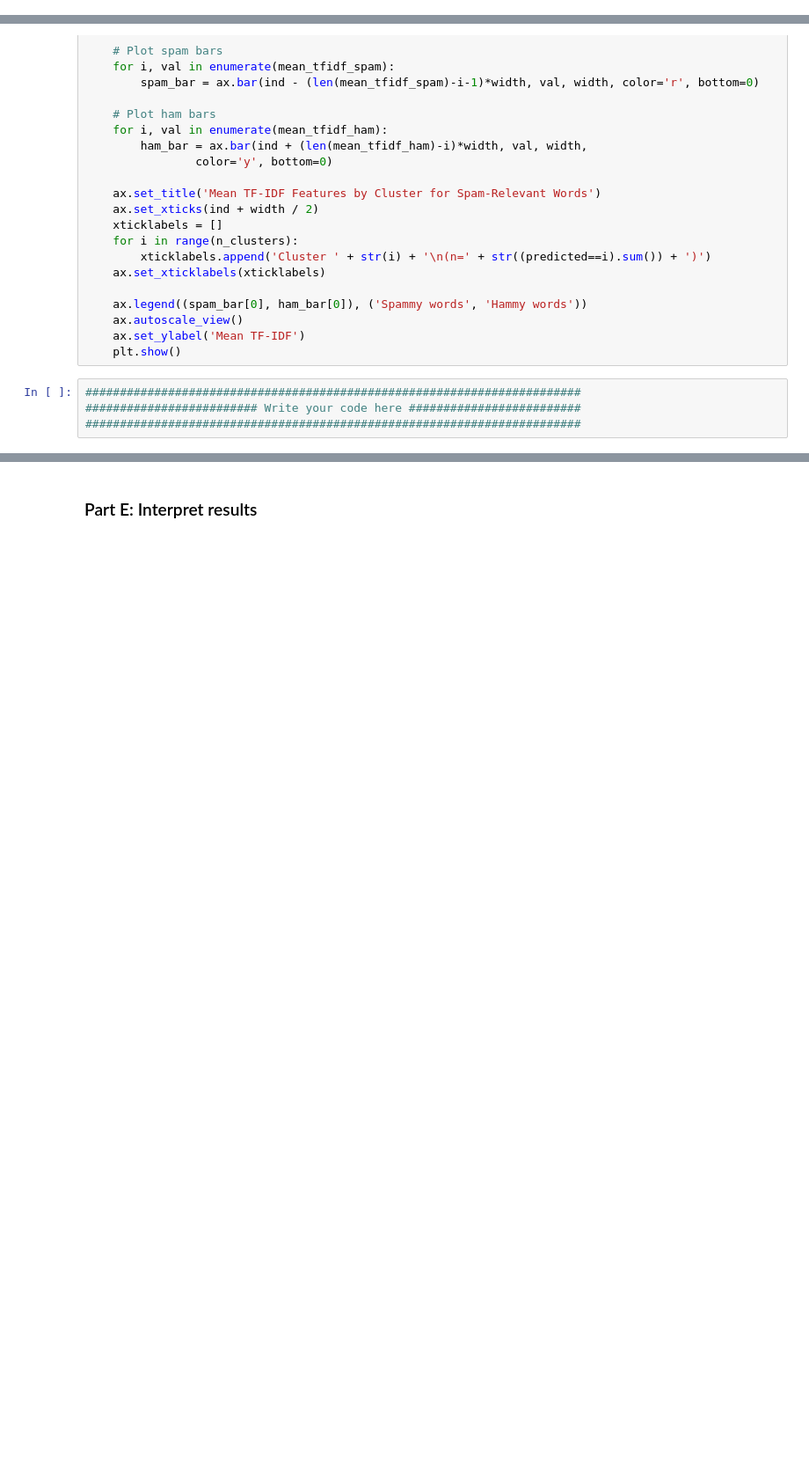
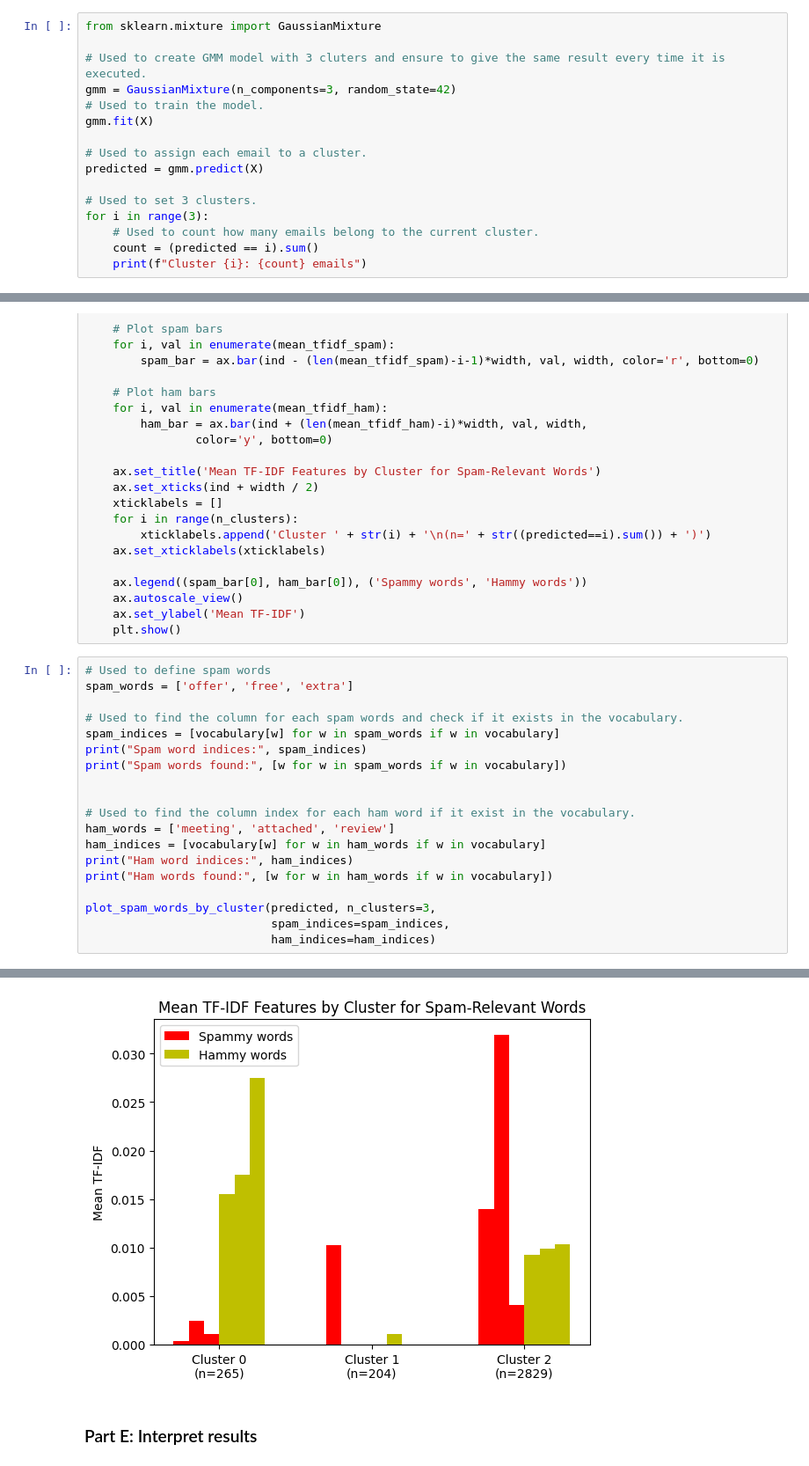
Before and after one commit to atashafgsdoria/Challenge-2, a Jupyter notebook: HW2.ipynb, the cells around one changed output, grey strips where cells are left out. Shown at 88% size. Drawn from its saved outputs; the diff is of its cells as text; blank space fills up the shorter version.

```diff
--- a/HW2.ipynb
+++ b/HW2.ipynb
@@ -67,0 +104,16 @@ Perform clustering on the document matrix X using GMMs.
+# %%
+from sklearn.mixture import GaussianMixture
+
+# Used to create GMM model with 3 cluters and ensure to give the same result every time it is executed.
+gmm = GaussianMixture(n_components=3, random_state=42)
+# Used to train the model.
+gmm.fit(X)
+
+# Used to assign each email to a cluster.
+predicted = gmm.predict(X)
+
+# Used to set 3 clusters.
+for i in range(3):
+    # Used to count how many emails belong to the current cluster.
+    count = (predicted == i).sum()
+    print(f"Cluster {i}: {count} emails")
@@ -121,7 +177,23 @@ def plot_spam_words_by_cluster(predicted, n_clusters, spam_indices, ham_indices)
     ax.autoscale_view()
     ax.set_ylabel('Mean TF-IDF')
     plt.show()
-# %%
-########################################################################
-######################### Write your code here #########################
-########################################################################
+# %%
+# Used to define spam words
+spam_words = ['offer', 'free', 'extra']
+
+# Used to find the column for each spam words and check if it exists in the vocabulary.
+spam_indices = [vocabulary[w] for w in spam_words if w in vocabulary]
+print("Spam word indices:", spam_indices)
+print("Spam words found:", [w for w in spam_words if w in vocabulary])
+
+
+# Used to find the column index for each ham word if it exist in the vocabulary.
+ham_words = ['meeting', 'attached', 'review']
+ham_indices = [vocabulary[w] for w in ham_words if w in vocabulary]
+print("Ham word indices:", ham_indices)
+print("Ham words found:", [w for w in ham_words if w in vocabulary])
+
+plot_spam_words_by_cluster(predicted, n_clusters=3,
+                           spam_indices=spam_indices,
+                           ham_indices=ham_indices)
+# %% [output]
@@ -128,3 +204,4 @@ def plot_spam_words_by_cluster(predicted, n_clusters, spam_indices, ham_indices)
+[figure, added]
 # %% [markdown]
 ### Part E: Interpret results
 # %% [markdown]
```
Also changed, not shown: parts of 17 cells of this notebook.
